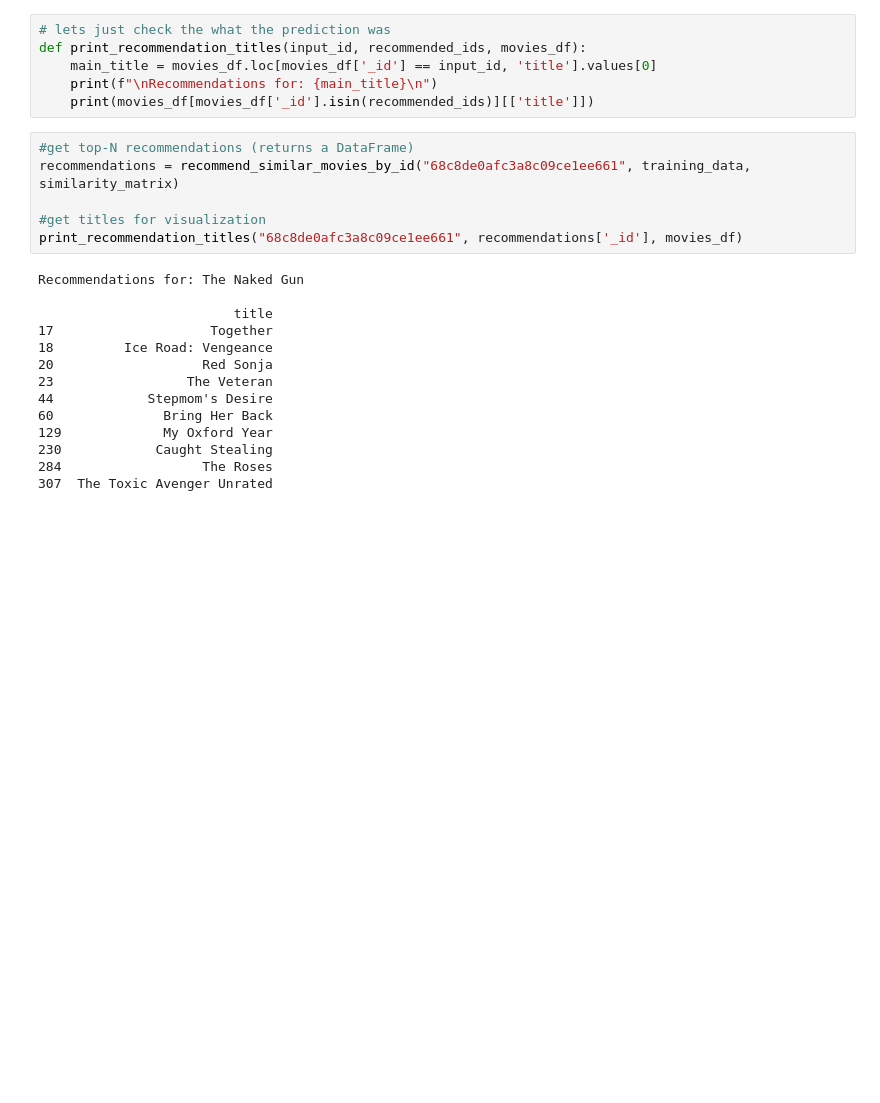
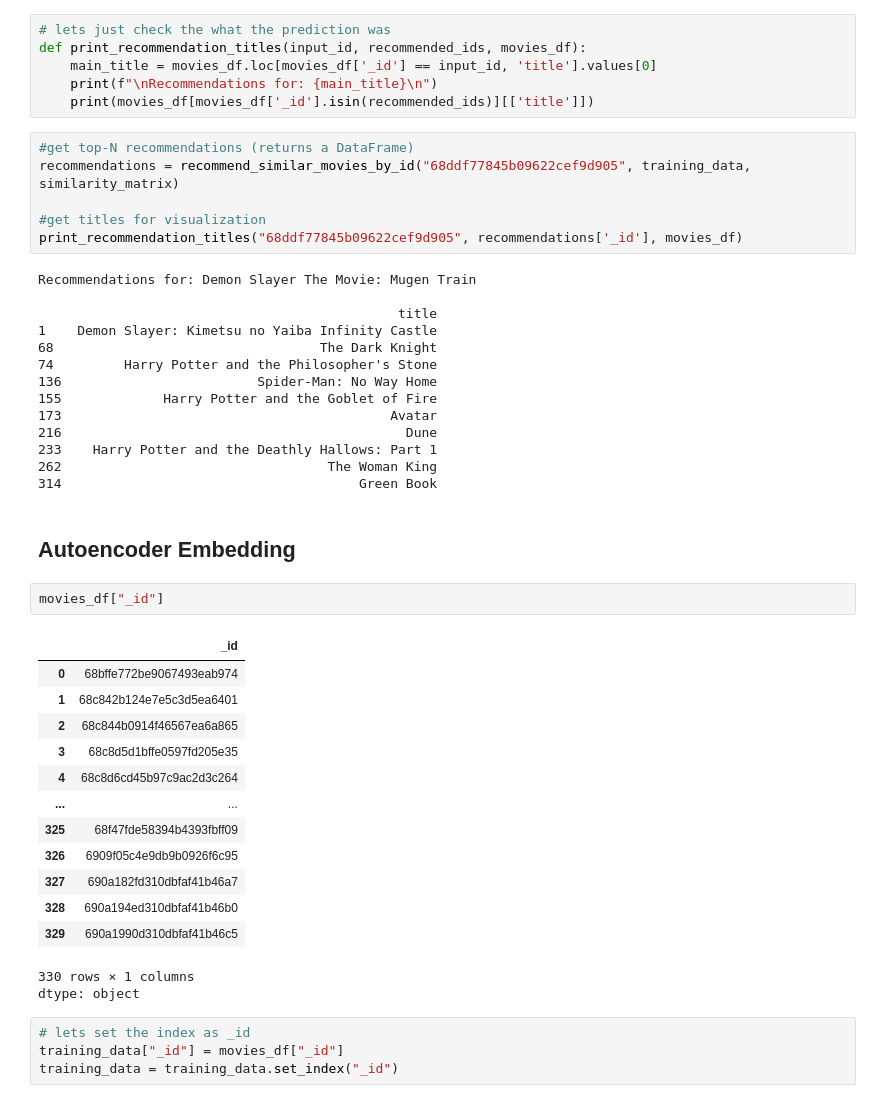
Before and after one commit to Shruthikshetty/media-logger-recommender, a Jupyter notebook: training_notebooks/Movies_recommendation_model.ipynb, the cells around one changed output. Saved outputs shown, nothing was run; the diff lists cells and outputs as text; blank space fills up the shorter version.

Commit message:
update note book

```diff
--- a/training_notebooks/Movies_recommendation_model.ipynb
+++ b/training_notebooks/Movies_recommendation_model.ipynb
@@ -1671,21 +1695,44 @@ def print_recommendation_titles(input_id, recommended_ids, movies_df):
     print(movies_df[movies_df['_id'].isin(recommended_ids)][['title']])
 # %%
 #get top-N recommendations (returns a DataFrame)
-recommendations = recommend_similar_movies_by_id("68c8de0afc3a8c09ce1ee661", training_data, similarity_matrix)
+recommendations = recommend_similar_movies_by_id("68ddf77845b09622cef9d905", training_data, similarity_matrix)
 
 #get titles for visualization
-print_recommendation_titles("68c8de0afc3a8c09ce1ee661", recommendations['_id'], movies_df)
+print_recommendation_titles("68ddf77845b09622cef9d905", recommendations['_id'], movies_df)
 # %% [output]
-Recommendations for: The Naked Gun
+Recommendations for: Demon Slayer The Movie: Mugen Train
 
-                         title
-17                    Together
-18         Ice Road: Vengeance
-20                   Red Sonja
-23                 The Veteran
-44            Stepmom's Desire
-60              Bring Her Back
-129             My Oxford Year
-230            Caught Stealing
-284                  The Roses
-307  The Toxic Avenger Unrated
+                                              title
+1    Demon Slayer: Kimetsu no Yaiba Infinity Castle
+68                                  The Dark Knight
+74         Harry Potter and the Philosopher's Stone
+136                         Spider-Man: No Way Home
+155             Harry Potter and the Goblet of Fire
+173                                          Avatar
+216                                            Dune
+233    Harry Potter and the Deathly Hallows: Part 1
+262                                  The Woman King
+314                                      Green Book
+# %% [markdown]
+## Autoencoder Embedding
+# %%
+movies_df["_id"]
+# %% [output]
+|  | _id |
+| 0 | 68bffe772be9067493eab974 |
+| 1 | 68c842b124e7e5c3d5ea6401 |
+| 2 | 68c844b0914f46567ea6a865 |
+| 3 | 68c8d5d1bffe0597fd205e35 |
+| 4 | 68c8d6cd45b97c9ac2d3c264 |
+| ... | ... |
+| 325 | 68f47fde58394b4393fbff09 |
+| 326 | 6909f05c4e9db9b0926f6c95 |
+| 327 | 690a182fd310dbfaf41b46a7 |
+| 328 | 690a194ed310dbfaf41b46b0 |
+| 329 | 690a1990d310dbfaf41b46c5 |
+330 rows × 1 columns
+dtype: object
+# %%
+# lets set the index as _id
+training_data["_id"] = movies_df["_id"]
+training_data = training_data.set_index("_id")
```
Also changed, not shown: parts of 15 cells of this notebook.
